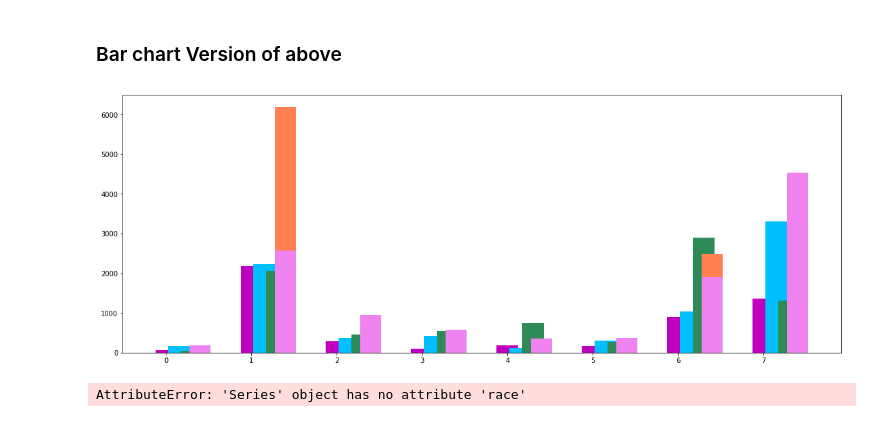
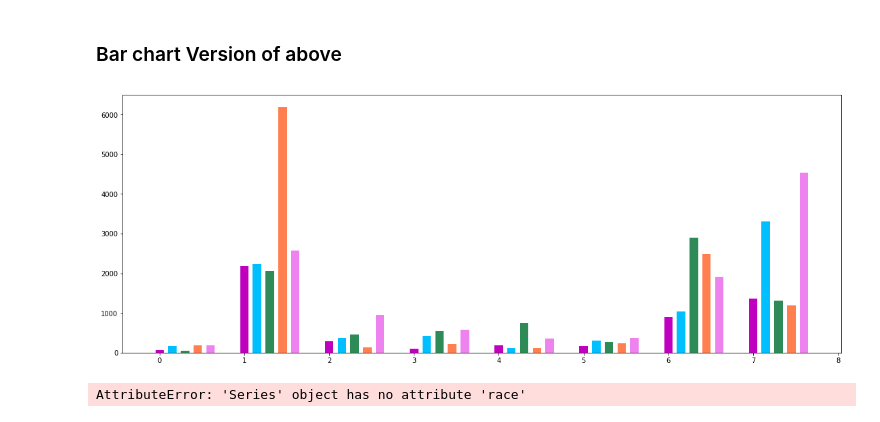
Before and after one commit to elu267/Project_GroupF, a Jupyter notebook: MN_Stop_Data.ipynb, the cells around one changed output. Cells and saved outputs as stored; diff of their text form; code cells hidden in the pictures.

```diff
--- a/MN_Stop_Data.ipynb
+++ b/MN_Stop_Data.ipynb
@@ -291,23 +291,23 @@ fig8.savefig('Stops_per_precinct_by_race2.png')
 # %%
 
 one = stppbr['one']
 two = stppbr['two']
 three = stppbr['three']
 four = stppbr['four']
 five = stppbr['five']
 
 fig11, ax11 = plt.subplots(figsize= (19,7))
 
 X = np.arange(8)
-plt.bar(X + 0.00, one, color = 'm', width = 0.25)
-plt.bar(X + 0.15, two, color = 'deepskyblue', width = 0.25)
-plt.bar(X + 0.30, three, color = 'seagreen', width = 0.25)
-plt.bar(X + 0.40, four, color = 'coral', width = 0.25)
-plt.bar(X + 0.40, five, color = 'violet', width = 0.25 )
+plt.bar(X + 0.00, one, color = 'm', width = 0.10)
+plt.bar(X + 0.15, two, color = 'deepskyblue', width = 0.10)
+plt.bar(X + 0.30, three, color = 'seagreen', width = 0.10)
+plt.bar(X + 0.45, four, color = 'coral', width = 0.10)
+plt.bar(X + 0.60, five, color = 'violet', width = 0.10 )
 
 plt.show()
 # %% [output]
-[figure, old version]
+[figure, new version]
 # %%
 ##splitting up df to segment by precicnt
 fig2,ax = plt.subplots(5,1 , figsize=(11,18))
```
